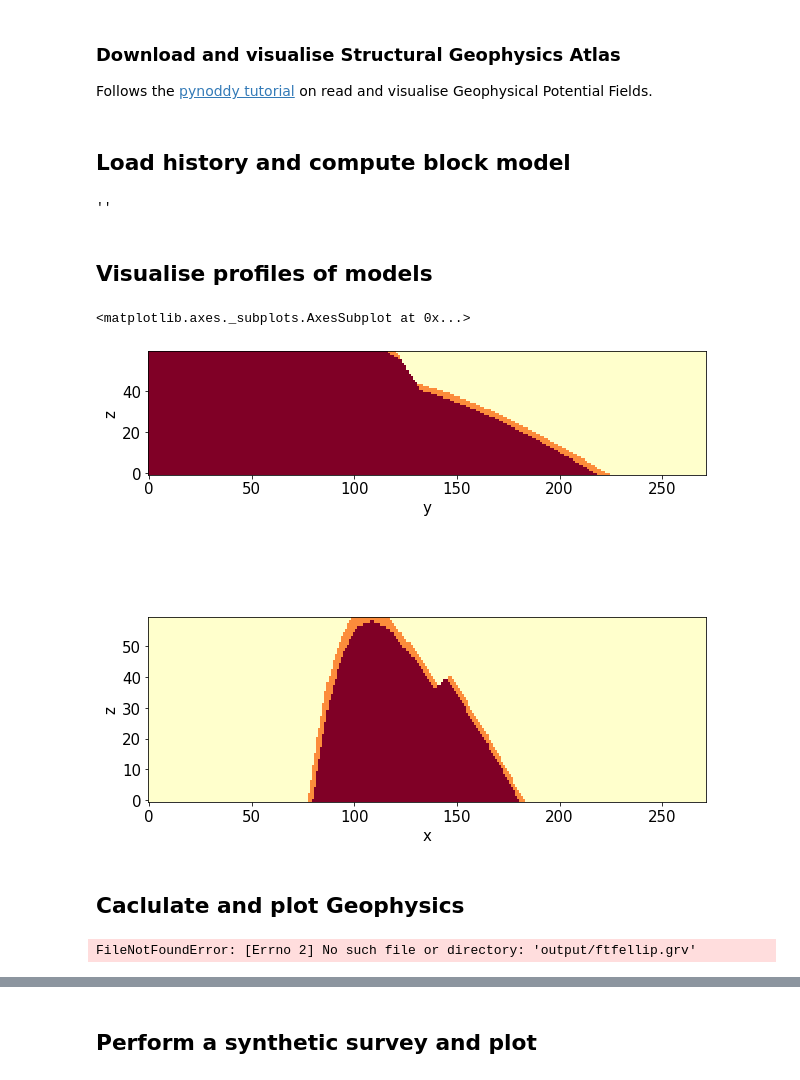
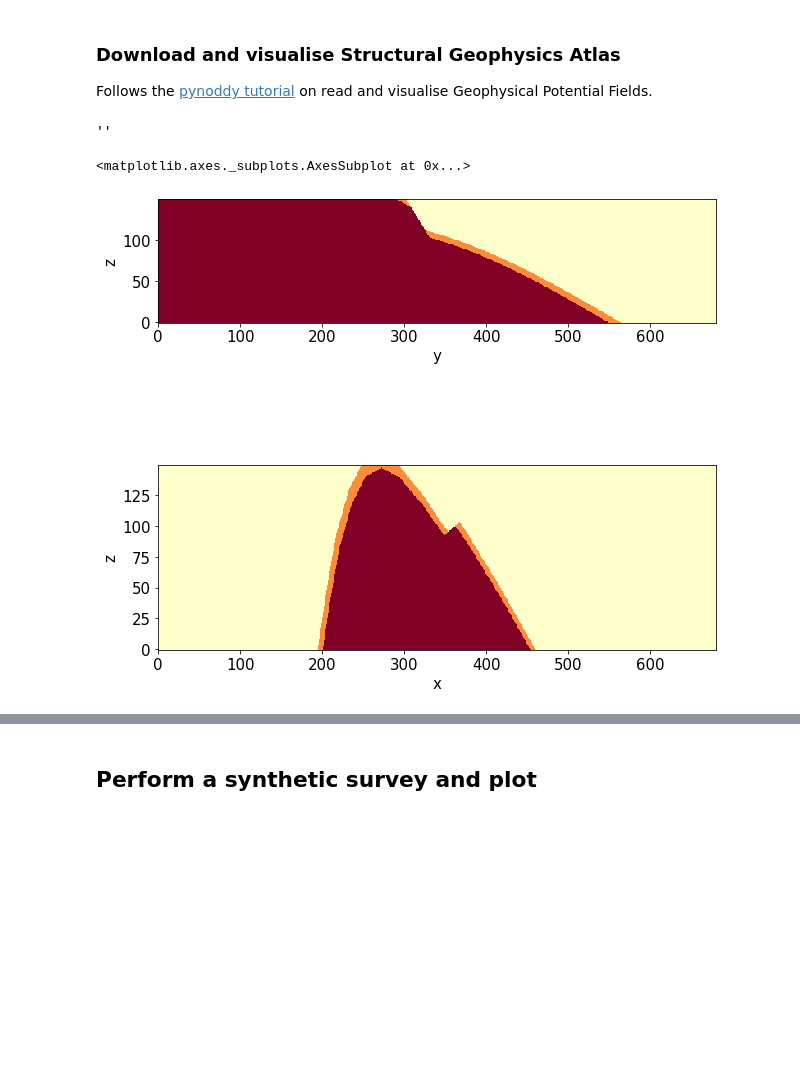
Before and after one commit to LSgeo/pynoddy, a Jupyter notebook: pyNoddy_history.ipynb, the cells around one changed output, grey strips where cells are left out. Saved outputs shown, nothing was run; the diff lists cells and outputs as text; code cells hidden in the pictures; blank space fills up the shorter version.

```diff
--- a/pyNoddy_history.ipynb
+++ b/pyNoddy_history.ipynb
@@ -22,59 +22,59 @@ import numpy as np
 from IPython.core.display import HTML
 # css_file = 'pynoddy.css'
 # HTML(open(css_file, "r").read())
-# %% [markdown]
-## Load history and compute block model
 # %%
+## Load history and compute block model
 url = "http://tectonique.net/asg/ch3/ch3_2/his/ftfellip.his"
 output_folder = 'output'
 
 os.makedirs(output_folder, exist_ok=True)
 file_name = url.split('/')[-1][:-4]
-output = output_folder + '/' + file_name
+# output = output_folder + '/' + file_name
 history_name = file_name + '.his'
+output_name = file_name
 
 his = pynoddy.history.NoddyHistory(url = url)
 his.determine_model_stratigraphy()
-his.change_cube_size(500)
-his.write_history(output_folder + '/' + history_name)
+his.change_cube_size(50) # ~50 < size < 1000. Very slow at 20.
+his.write_history(history_name)
 # his = pynoddy.history.NoddyHistory(history_name)
 
-pynoddy.compute_model(history_name, output)
+pynoddy.compute_model(history_name, output_name)
+# for out_file in os.listdir():
+#     if file_name in out_file:
+#         os.replace(out_file, output_folder + '/' + out_file)
+#         print('Renamed ' + out_file +': ' + output_folder + '/' + out_file)
 # %% [output]
 ''
-# %% [markdown]
-## Visualise profiles of models
 # %%
-h_out = pynoddy.output.NoddyOutput(output)
+## Visualise profiles of models
+h_out = pynoddy.output.NoddyOutput(output_name)
 # his.determine_model_stratigraphy()
 fig, (x,y) = plt.subplots(2,1, sharex=False, sharey=False, figsize=(10,10))
 h_out.plot_section('x',
                    layer_labels = his.model_stratigraphy,
                    colorbar_orientation = 'horizontal',
                    colorbar=False,
                    title = '',
-#                   savefig=True, fig_filename = 'fold_thrust_NS_section.eps',
+#                  savefig=True, fig_filename = 'fold_thrust_NS_section.eps',
                    cmap = 'YlOrRd',
                    ax = x)
 
 h_out.plot_section('y',
-                    layer_labels = his.model_stratigraphy,
-                    colorbar_orientation = 'horizontal',
-                    title = '',
-                    cmap = 'YlOrRd',
-#                   savefig=True, fig_filename = 'fold_thrust_EW_section.eps',
-                    ve=1.5,
-                    ax = y)
+                   layer_labels = his.model_stratigraphy,
+                   colorbar_orientation = 'horizontal',
+                   title = '',
+                   cmap = 'YlOrRd',
+#                  savefig=True, fig_filename = 'fold_thrust_EW_section.eps',
+                   ve=1.5,
+                   ax = y)
 
 # h_out.export_to_vtk(vtk_filename = "fold_thrust")
 # %% [output]
 <matplotlib.axes._subplots.AxesSubplot at 0x...>
-[figure, old version]
+[figure, new version]
-# %% [markdown]
-## Caclulate and plot Geophysics
 # %%
-pynoddy.compute_model(history_name, output, sim_type = "GEOPHYSICS")
-geophys = pynoddy.output.NoddyGeophysics(output)
+## Caclulate Geophysics
+pynoddy.compute_model(history_name, output_name, sim_type = "GEOPHYSICS")
+geophys = pynoddy.output.NoddyGeophysics(output_name)
-# %% [output]
-FileNotFoundError: [Errno 2] No such file or directory: 'output/ftfellip.grv'
 # %%
```
Also changed, not shown: parts of 2 cells of this notebook, 1 other file.
